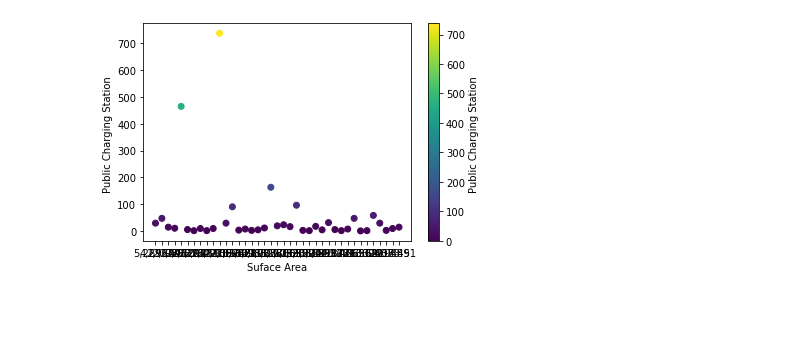
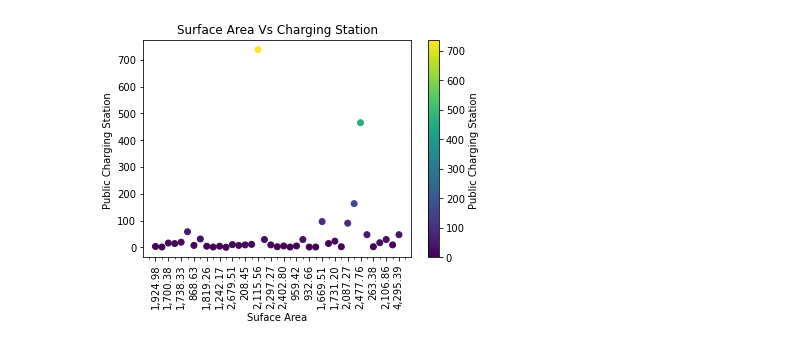
Before and after one commit to fbarillas08/Electric-Vehicles-in-WashingtonState, a Jupyter notebook: ev_efficienciency_data.ipynb, the cells around one changed output. Saved outputs shown, nothing was run; the diff lists cells and outputs as text; code cells hidden in the pictures; blank space fills up the shorter version.

```diff
--- a/ev_efficienciency_data.ipynb
+++ b/ev_efficienciency_data.ipynb
@@ -10,7 +11,7 @@ import scipy as sp
 #Import cvs
 # Washington_Data = "Wash_State_EV_PHEV_Data_Expanded.csv"
 
-Rates_Population = "../Wash_State_County_Demo_Data.csv"
+Rates_Population = "Wash_State_County_Demo_Data.csv"
 
 #read cvs
 
@@ -40,12 +57,16 @@ Rates_Population_df[['County ','Public Charging Station ']].set_index('County ')
 # %%
 #Create a scatter plot to show charging stations vs surface area
-
+ax=plt.axes()
+ax.xaxis.set_major_locator(ticker.MultipleLocator(2))
+ax.xaxis.set_minor_locator(ticker.MultipleLocator(1))
+plt.xticks(rotation = 90)
 plt.scatter(Rates_Population_df['Land Surface Area'], Rates_Population_df["Public Charging Station "], c = Rates_Population_df["Public Charging Station "])
 clb = plt.colorbar()
 plt.xlabel("Suface Area")
 plt.ylabel("Public Charging Station ")
+plt.title("Surface Area Vs Charging Station")
 clb.set_label("Public Charging Station ")
-figsize
+
 plt.show()
 # %% [output]
-[figure, old version]
+[figure, new version]
```
Also changed, not shown: parts of 14 cells of this notebook, 5 other files.
